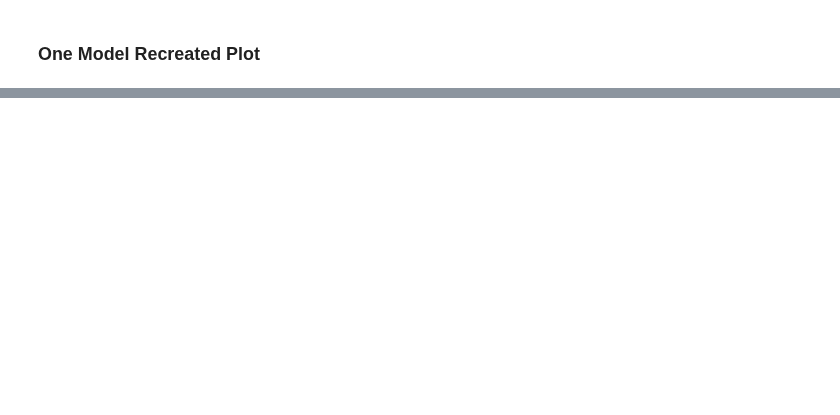
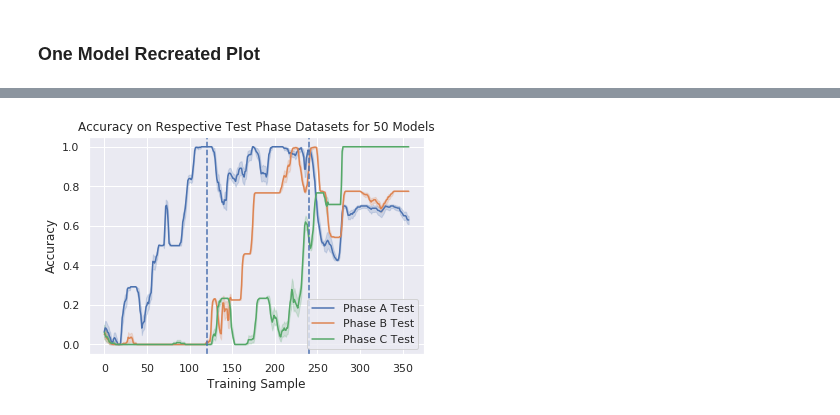
Before and after one commit to apra93/leabra-tf, a Jupyter notebook: docs/source/notebooks/0.8-Hierarchical-Learning.ipynb, the cells around one changed output, grey strips where cells are left out. Drawn from its saved outputs; the diff is of its cells as text; code cells hidden in the pictures; blank space fills up the shorter version.

```diff
--- a/docs/source/notebooks/0.8-Hierarchical-Learning.ipynb
+++ b/docs/source/notebooks/0.8-Hierarchical-Learning.ipynb
@@ -917,0 +941,45 @@ plt.show()
+# %%
+def plot_multiple_models(all_ts_phase_metrics, dataset_to_plot, title=None):
+    model_average = True
+
+    # Empty lists for the long form data
+    long_samples, long_metrics, long_hues, long_units = [], [], [], []
+
+    # Loop through each model's data
+    for i, model_metrics in enumerate(all_ts_phase_metrics):
+        # Plot the number of epochs according to the data with the shortest
+        # number of epochs.
+        # Add to the long form lists
+        samples = []
+        for phase, phase_metrics in model_metrics.items():
+            for dataname in dataset_to_plot:
+                n_samples = len(phase_metrics[dataname]['sample'])
+                label = dataname
+                units = i
+                long_samples += phase_metrics[dataname]['sample']
+                long_metrics += phase_metrics[dataname]['accuracy']
+                long_hues += [f'{dataname}']*n_samples
+                long_units += [units]*n_samples
+
+    if model_average:
+        sns.lineplot(x=long_samples, y=long_metrics, hue=long_hues,
+                     estimator='mean')
+    # Plot each line individually
+    else:
+        sns.lineplot(x=long_samples, y=long_metrics, hue=long_hues,
+                     estimator=None, units=long_units)
+
+    for vline in [n_samples, n_samples*2]:
+        plt.axvline(vline, linestyle='--')
+
+    if title:
+        plt.title(title)
+    plt.xlabel('Training Sample')
+    plt.ylabel('Accuracy')
+    plt.show()
+# %%
+dataset_to_plot = list(phase_test_datasets.keys())
+plot_multiple_models(all_ts_phase_metrics, dataset_to_plot,
+                    title=f'Accuracy on Respective Test Phase Datasets for {N_MODELS} Models')
+# %% [output]
+[figure, added]
```
Also changed, not shown: parts of 17 cells of this notebook.
